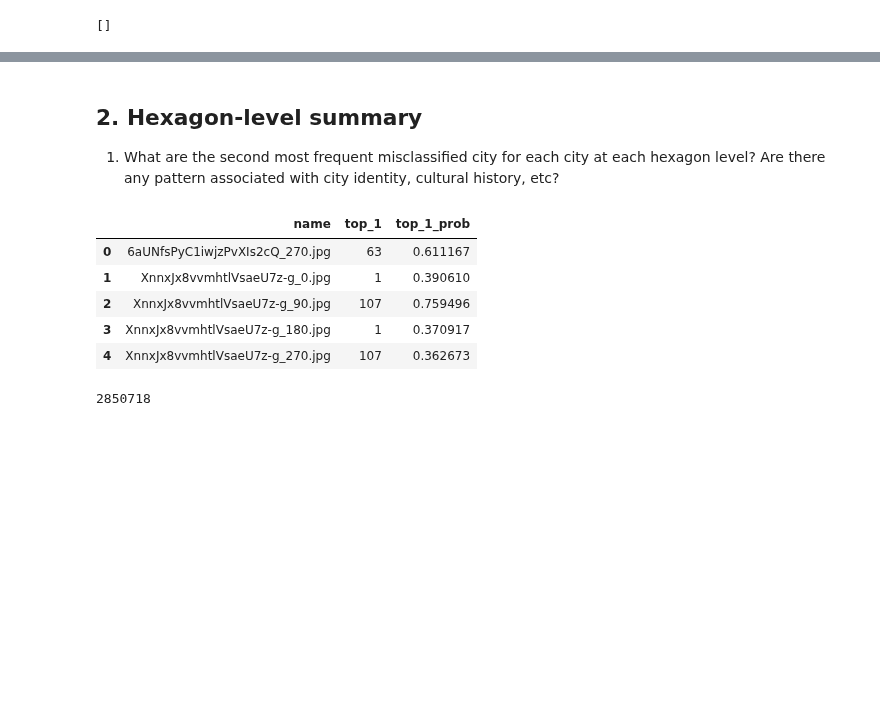
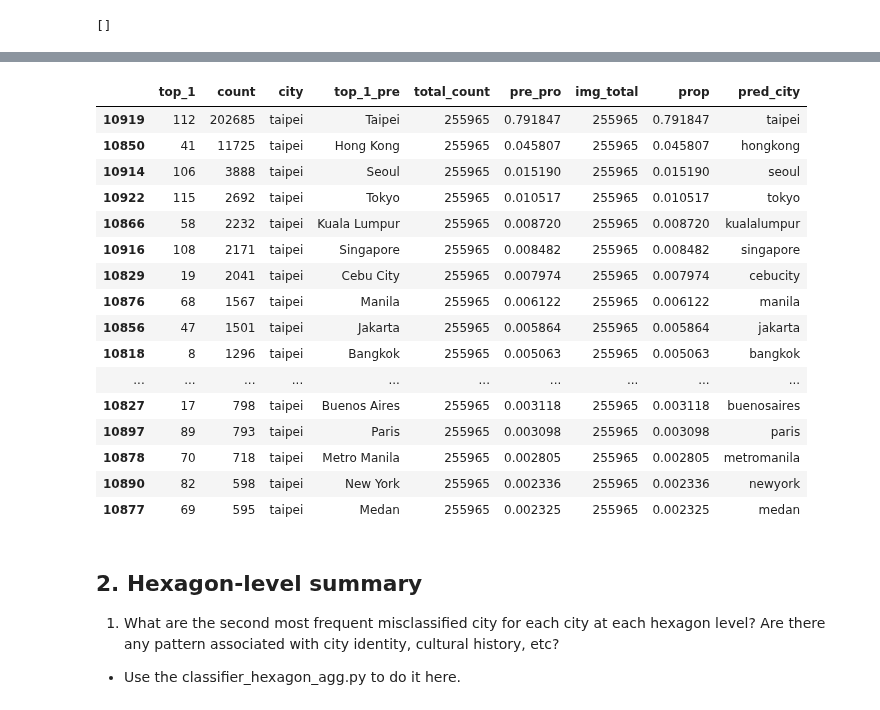
Before and after one commit to brookefzy/uvi-time-machine, a Jupyter notebook: _script/A-city-never-was/06_summarize_prediction.ipynb, the cells around one changed output, grey strips where cells are left out. Saved outputs shown, nothing was run; the diff lists cells and outputs as text; code cells hidden in the pictures; blank space fills up the shorter version.

```diff
--- a/_script/A-city-never-was/06_summarize_prediction.ipynb
+++ b/_script/A-city-never-was/06_summarize_prediction.ipynb
@@ -101,26 +159,24 @@ allresults[allresults["city"]=="milan"].sort_values("prop", ascending = False).h
+# %%
+allresults[allresults["city"]=="taipei"].sort_values("prop", ascending = False).head(20)
+# %% [output]
+|  | top_1 | count | city | top_1_pre | total_count | pre_pro | img_total | prop | pred_city |
+| 10919 | 112 | 202685 | taipei | Taipei | 255965 | 0.791847 | 255965 | 0.791847 | taipei |
+| 10850 | 41 | 11725 | taipei | Hong Kong | 255965 | 0.045807 | 255965 | 0.045807 | hongkong |
+| 10914 | 106 | 3888 | taipei | Seoul | 255965 | 0.015190 | 255965 | 0.015190 | seoul |
+| 10922 | 115 | 2692 | taipei | Tokyo | 255965 | 0.010517 | 255965 | 0.010517 | tokyo |
+| 10866 | 58 | 2232 | taipei | Kuala Lumpur | 255965 | 0.008720 | 255965 | 0.008720 | kualalumpur |
+| 10916 | 108 | 2171 | taipei | Singapore | 255965 | 0.008482 | 255965 | 0.008482 | singapore |
+| 10829 | 19 | 2041 | taipei | Cebu City | 255965 | 0.007974 | 255965 | 0.007974 | cebucity |
+| 10876 | 68 | 1567 | taipei | Manila | 255965 | 0.006122 | 255965 | 0.006122 | manila |
+| 10856 | 47 | 1501 | taipei | Jakarta | 255965 | 0.005864 | 255965 | 0.005864 | jakarta |
+| 10818 | 8 | 1296 | taipei | Bangkok | 255965 | 0.005063 | 255965 | 0.005063 | bangkok |
+| ... | ... | ... | ... | ... | ... | ... | ... | ... | ... |
+| 10827 | 17 | 798 | taipei | Buenos Aires | 255965 | 0.003118 | 255965 | 0.003118 | buenosaires |
+| 10897 | 89 | 793 | taipei | Paris | 255965 | 0.003098 | 255965 | 0.003098 | paris |
+| 10878 | 70 | 718 | taipei | Metro Manila | 255965 | 0.002805 | 255965 | 0.002805 | metromanila |
+| 10890 | 82 | 598 | taipei | New York | 255965 | 0.002336 | 255965 | 0.002336 | newyork |
+| 10877 | 69 | 595 | taipei | Medan | 255965 | 0.002325 | 255965 | 0.002325 | medan |
 # %% [markdown]
 ## 2. Hexagon-level summary
 1. What are the second most frequent misclassified city for each city at each hexagon level? Are there any pattern associated with city identity, cultural history, etc?
+* Use the classifier_hexagon_agg.py to do it here.
-# %%
-CURATED_FOLDER_TARGET = "/lustre1/g/geog_pyloo/05_timemachine/_curated/c_city_classifier_agg_hex"
-CURATED_FOLDER_SOURCE = "/lustre1/g/geog_pyloo/05_timemachine/_curated/c_city_classifier_agg"
-city_upper = "London"
-city = city_upper.lower().replace(" ", "")
-FILE_NAME = f"c_{city}.parquet"
-df = pd.read_parquet(os.path.join(CURATED_FOLDER_SOURCE, FILE_NAME))
-df.head()
-# %% [output]
-|  | name | top_1 | top_1_prob |
-| 0 | 6aUNfsPyC1iwjzPvXIs2cQ_270.jpg | 63 | 0.611167 |
-| 1 | XnnxJx8vvmhtlVsaeU7z-g_0.jpg | 1 | 0.390610 |
-| 2 | XnnxJx8vvmhtlVsaeU7z-g_90.jpg | 107 | 0.759496 |
-| 3 | XnnxJx8vvmhtlVsaeU7z-g_180.jpg | 1 | 0.370917 |
-| 4 | XnnxJx8vvmhtlVsaeU7z-g_270.jpg | 107 | 0.362673 |
-# %%
-# RAW_PATH = "/lustre1/g/geog_pyloo/05_timemachine/GSV/gsv_rgb/{city}/gsvmeta/gsv_pano.csv"
-RAW_PATH = "/lustre1/g/geog_pyloo/05_timemachine/GSV/gsv_rgb/{city}/gsvmeta/{city}_meta.csv"
-df_meta = pd.read_csv(RAW_PATH.format(city = city))
-df_meta['name'] = df_meta["path"].apply(lambda x: x.split("/")[-1])
-df_meta['name'].nunique()
-# %% [output]
-2850718
```
Also changed, not shown: parts of 24 cells of this notebook, 2 other files.
